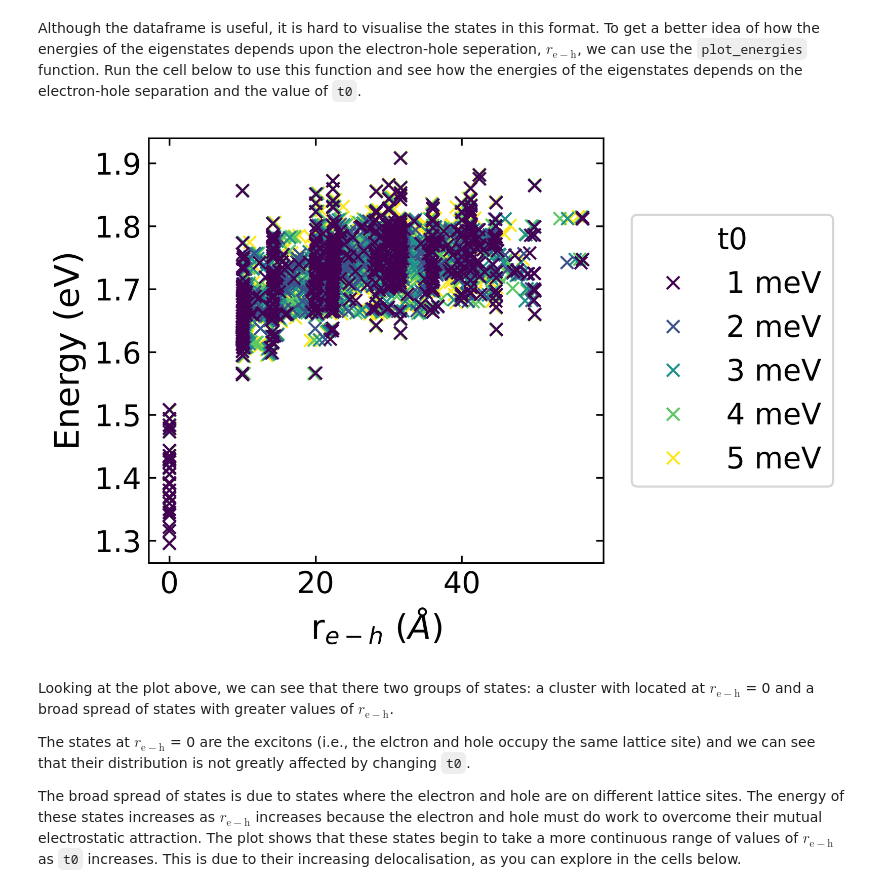
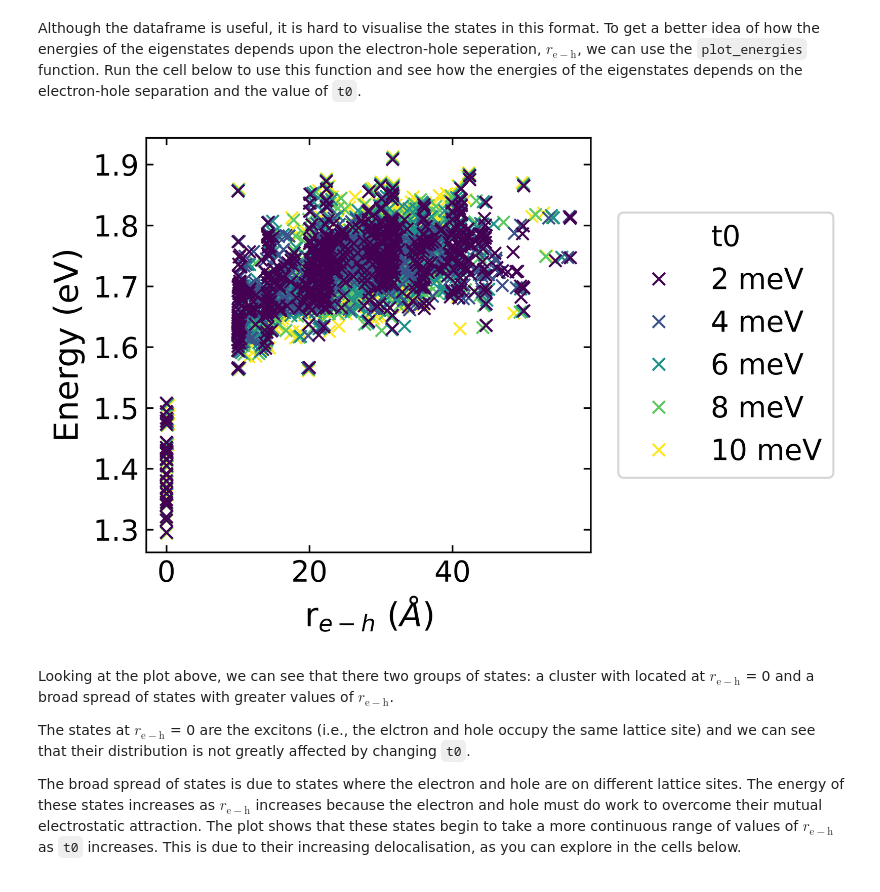
Before and after one commit to ImperialCollegeLondon/ReCoDE_Lattice_Hamiltonian, a Jupyter notebook: notebooks/WorkedExample.ipynb, the cells around one changed output. Cells and saved outputs as stored; diff of their text form; code cells hidden in the pictures.

```diff
--- a/notebooks/WorkedExample.ipynb
+++ b/notebooks/WorkedExample.ipynb
@@ -31,7 +31,7 @@
 # This should be a string - see the RunLattice.py file for all the possible parameters
 parameter_to_vary = "t0"
 # A list containing the values you want parameter_to_vary to take
-parameter_array = [1e-3, 2e-3, 3e-3, 4e-3, 5e-3]
+parameter_array = [2e-3, 4e-3, 6e-3, 8e-3, 10e-3]
 # A dictionary containing the value of all the parameters which are being held constant
 parameter_dict = {
     "size": 5,
@@ -63,11 +63,11 @@ Although the dataframe is useful, it is hard to visualise the states in this for
 # %%
 # Set save = True if you want to save the figure
 save = False
 # These labels will go in the legend of the figure
-labels = ["1 meV", "2 meV", "3 meV", "4 meV", "5 meV"]
-plot_energies(lattice_dict, parameter_array, labels, parameter_to_vary, save)
+labels = ["2 meV", "4 meV", "6 meV", "8 meV", "10 meV"]
+plot_energies(lattice_dict, parameter_array, labels, parameter_to_vary, save, save_path)
 # %% [output]
-[figure, old version]
+[figure, new version]
 # %% [markdown]
 Looking at the plot above, we can see that there two groups of states: a cluster with located at $r_{\mathrm{e-h}}$ = 0 and a broad spread of states with greater values of $r_{\mathrm{e-h}}$.
 
```
Also changed, not shown: parts of 2 cells of this notebook, 4 other files.
